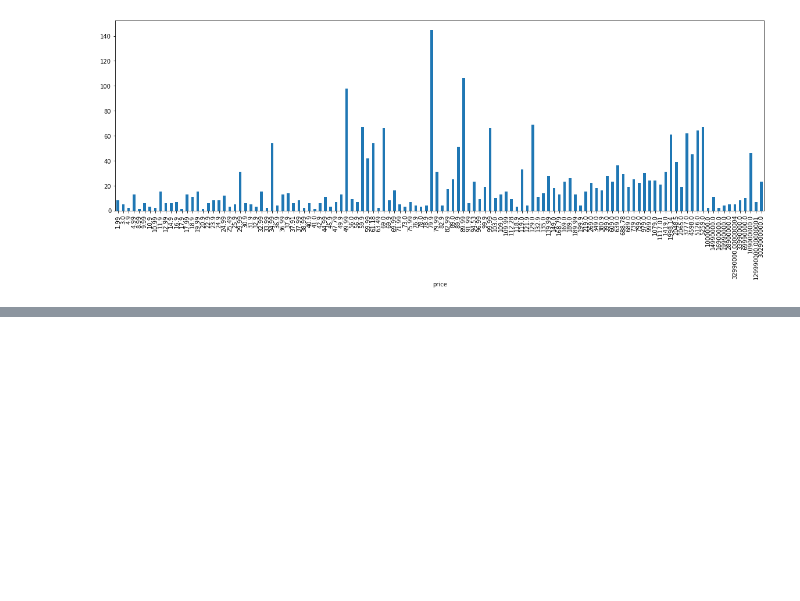
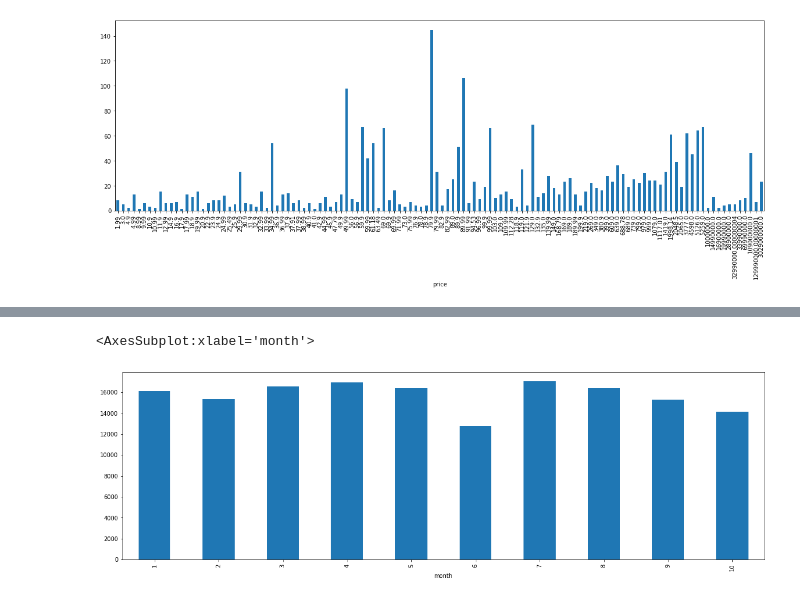
Before and after one commit to Rolkarolka/Delivery-optimization, a Jupyter notebook: notebooks/data_analysis.ipynb, the cells around one changed output, grey strips where cells are left out. Cells and saved outputs as stored; diff of their text form; code cells hidden in the pictures; blank space fills up the shorter version.

Commit message:
DO-3 | another plots

```diff
--- a/notebooks/data_analysis.ipynb
+++ b/notebooks/data_analysis.ipynb
@@ -197,3 +189,10 @@ df.groupby(df["price"])["price"].count().plot(kind='bar', rot=90, ax=axs) # do s
 # %% [output]
 <AxesSubplot:xlabel='price'>
 [figure]
+# %%
+user_activity = sessions_df[["event_type", "timestamp"]].copy()
+user_activity["month"] = pd.DatetimeIndex(user_activity["timestamp"]).month
+user_activity["day"] = pd.DatetimeIndex(user_activity["timestamp"]).day
+user_activity["date"] = pd.DatetimeIndex(user_activity["timestamp"]).date
+
+user_activity
@@ -199,0 +214,6 @@ df.groupby(df["price"])["price"].count().plot(kind='bar', rot=90, ax=axs) # do s
+# %%
+fig, axs = plt.subplots(figsize=(20, 6))
+user_activity.groupby(user_activity["month"])["month"].count().plot(kind='bar', ax=axs)
+# %% [output]
+<AxesSubplot:xlabel='month'>
+[figure, added]
```
Also changed, not shown: parts of 9 cells of this notebook.
